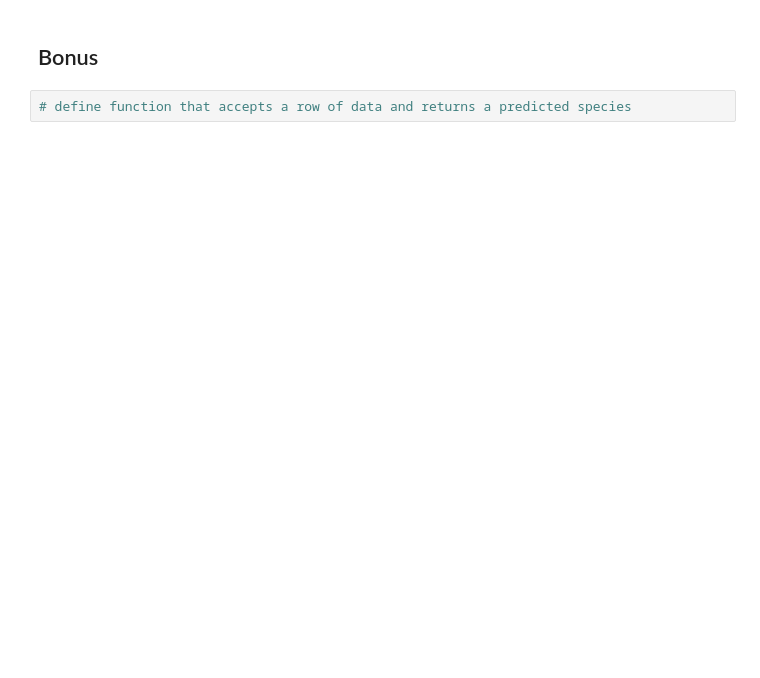
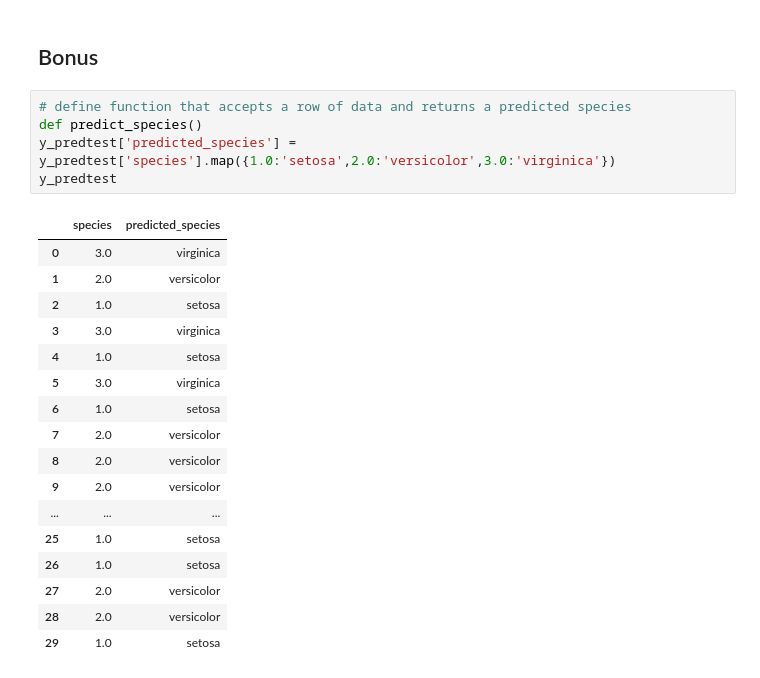
Before and after one commit to ArjunKholia/Dev-Masters-Python-, a Jupyter notebook: Iris Assignment - complete.ipynb, the cells around one changed output. Saved outputs shown, nothing was run; the diff lists cells and outputs as text; blank space fills up the shorter version.

```diff
--- a/Iris Assignment - complete.ipynb
+++ b/Iris Assignment - complete.ipynb
@@ -404,3 +399,24 @@ result.head()
 ## Bonus
 # %%
 # define function that accepts a row of data and returns a predicted species
+def predict_species()
+y_predtest['predicted_species'] = y_predtest['species'].map({1.0:'setosa',2.0:'versicolor',3.0:'virginica'})
+y_predtest
+# %% [output]
+|  | species | predicted_species |
+| 0 | 3.0 | virginica |
+| 1 | 2.0 | versicolor |
+| 2 | 1.0 | setosa |
+| 3 | 3.0 | virginica |
+| 4 | 1.0 | setosa |
+| 5 | 3.0 | virginica |
+| 6 | 1.0 | setosa |
+| 7 | 2.0 | versicolor |
+| 8 | 2.0 | versicolor |
+| 9 | 2.0 | versicolor |
+| ... | ... | ... |
+| 25 | 1.0 | setosa |
+| 26 | 1.0 | setosa |
+| 27 | 2.0 | versicolor |
+| 28 | 2.0 | versicolor |
+| 29 | 1.0 | setosa |
```
Also changed, not shown: parts of 9 cells of this notebook.
